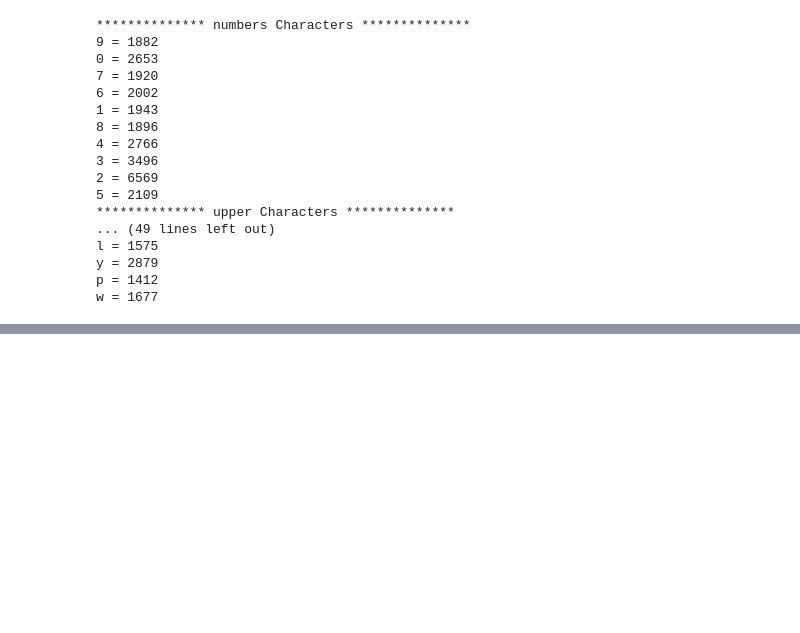
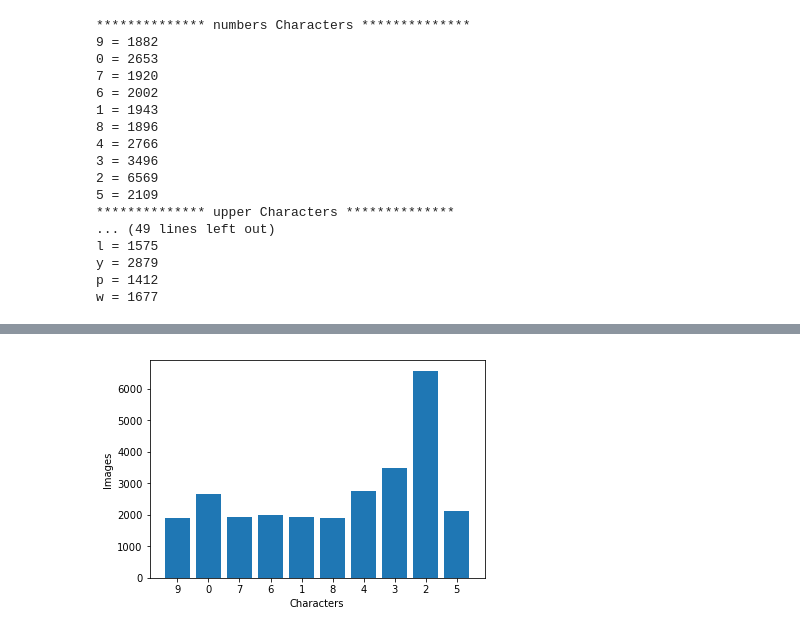
Before and after one commit to Praneet9/Handwriting_Recognition, a Jupyter notebook: Dataset_Collection.ipynb, the cells around one changed output, grey strips where cells are left out. Drawn from its saved outputs; the diff is of its cells as text; code cells hidden in the pictures; blank space fills up the shorter version.

```diff
--- a/Dataset_Collection.ipynb
+++ b/Dataset_Collection.ipynb
@@ -63,0 +86,11 @@ w = 1677
+# %%
+x_axis = ['9', '0', '7', '6', '1', '8', '4', '3', '2', '5']
+y_axis = [1882, 2653, 1920, 2002, 1943, 1896, 2766, 3496, 6569, 2109]
+
+# plt.hist()
+plt.bar(x_axis, y_axis, align='center')
+plt.xlabel('Characters')
+plt.ylabel('Images')
+plt.show()
+# %% [output]
+[figure, added]
```
Also changed, not shown: parts of 2 cells of this notebook.
